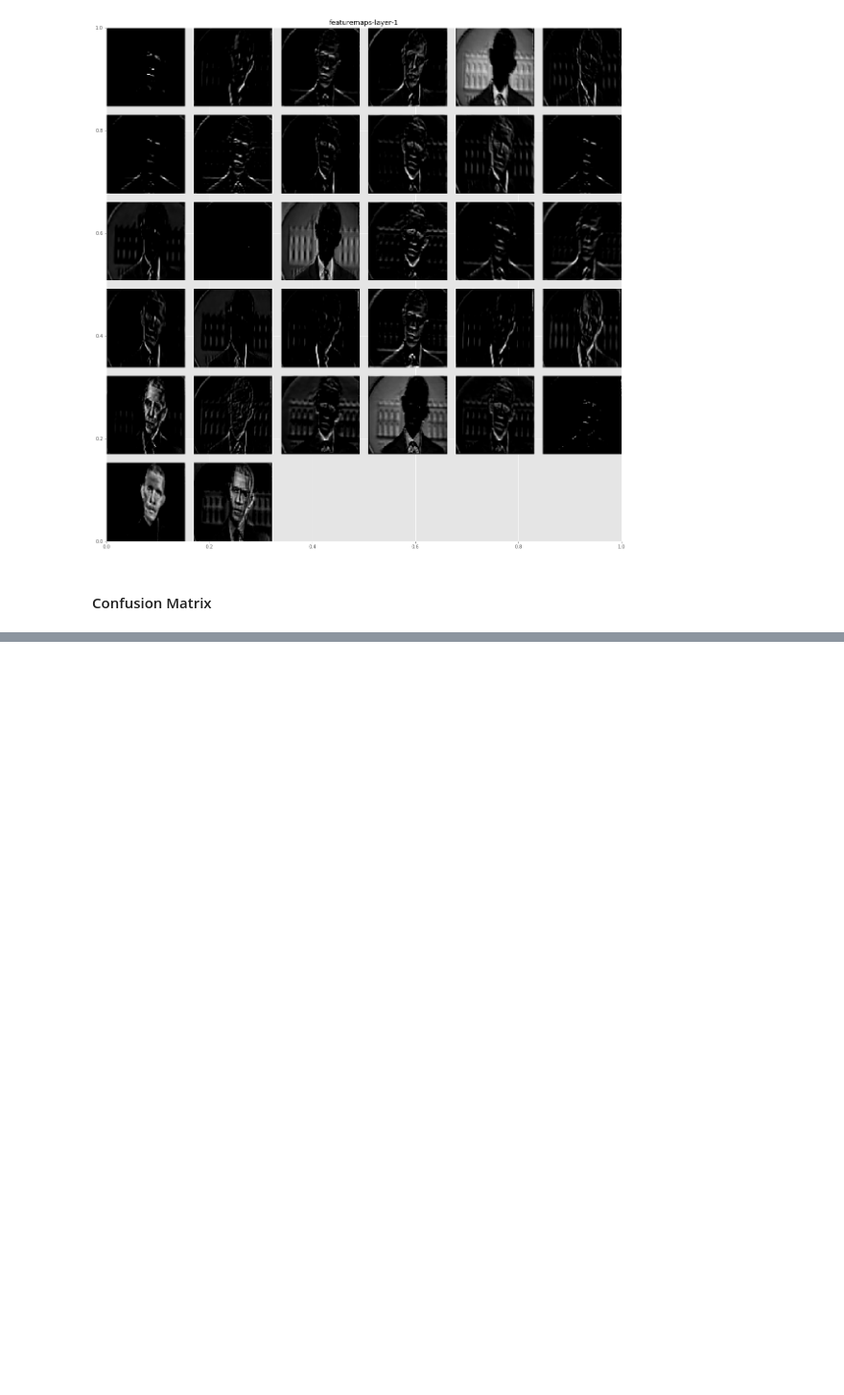
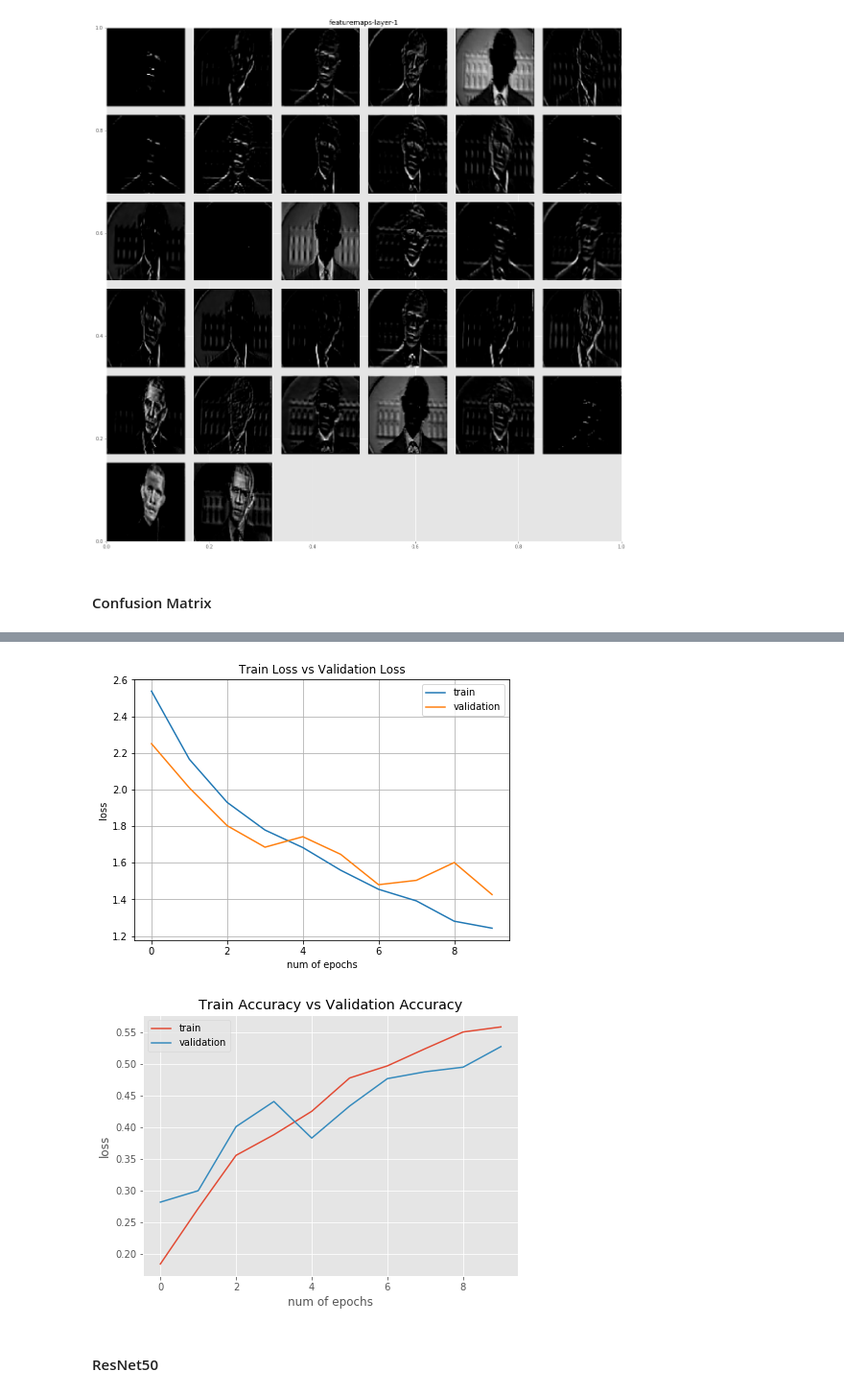
Before and after one commit to gutomcosta/who-is-in-the-photo, a Jupyter notebook: who-is-in-the-photo.ipynb, the cells around one changed output, grey strips where cells are left out. Shown at 96% size. Cells and saved outputs as stored; diff of their text form; code cells hidden in the pictures; blank space fills up the shorter version.

```diff
--- a/who-is-in-the-photo.ipynb
+++ b/who-is-in-the-photo.ipynb
@@ -733,0 +780,19 @@ print(confusion_matrix(np.argmax(valid_targets, axis=1), y_pred))
+# %%
+last_layer = vgg16_model.get_layer('block5_pool').output
+custom_layer = Conv2D(filters=32, kernel_size=3, padding='same', activation='relu')(last_layer)
+custom_layer = Conv2D(filters=32, kernel_size=3, padding='same', activation='relu')(custom_layer)
+custom_layer = MaxPooling2D(pool_size=(2,2))(custom_layer)
+custom_layer = Dropout(0.5)(custom_layer)
+
+custom_layer = Flatten()(custom_layer)
+custom_layer = Dense(100, activation='relu')(custom_layer)
+output = Dense(16, activation='softmax')(custom_layer)
+
+# custom_layer = Flatten()(last_layer)
+# custom_layer = Dense(128, activation='relu')(custom_layer)
+# custom_layer = Dense(128, activation='relu')(custom_layer)
+
+# output = Dense(16, activation='softmax')(custom_layer)
+
+custom_vgg16_model = Model(vgg16_model.input, output)
+custom_vgg16_model.summary()
@@ -733,0 +820,16 @@ print(confusion_matrix(np.argmax(valid_targets, axis=1), y_pred))
+# %%
+custom_vgg16_model.compile(loss='categorical_crossentropy', optimizer='rmsprop', metrics=['accuracy'])
+# %%
+from keras.callbacks import ModelCheckpoint
+
+### TODO: specify the number of epochs that you would like to use to train the model.
+epochs = 10
+
+### Do NOT modify the code below this line.
+
+checkpointer = ModelCheckpoint(filepath='saved_models/custom_vgg16_weights.custom.model.hdf5',
+                               verbose=1, save_best_only=True)
+
+trainning_result = custom_vgg16_model.fit(train_tensors, train_targets,
+          validation_data=(valid_tensors, valid_targets),
+          epochs=epochs, batch_size=20, callbacks=[checkpointer], verbose=1)
@@ -733,0 +854,14 @@ print(confusion_matrix(np.argmax(valid_targets, axis=1), y_pred))
+# %%
+train_loss = trainning_result.history['loss']
+validation_loss = trainning_result.history['val_loss']
+train_acc = trainning_result.history['acc']
+validation_acc = trainning_result.history['val_acc']
+xc = range(epochs)
+
+visualize_loss(xc, train_loss, validation_loss)
+visualize_acc(xc, train_acc, validation_acc)
+# %% [output]
+[figure, added]
+[figure, added]
+# %% [markdown]
+#### ResNet50
```
Also changed, not shown: parts of 35 cells of this notebook.
